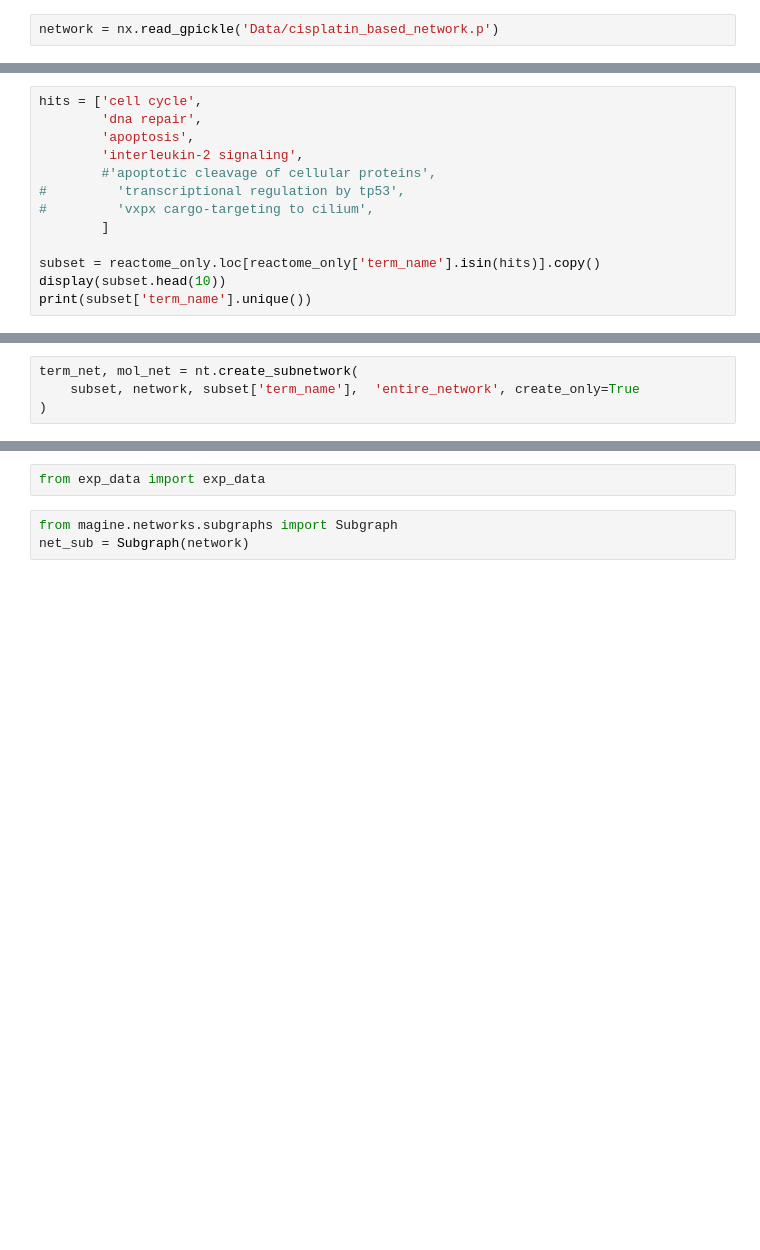
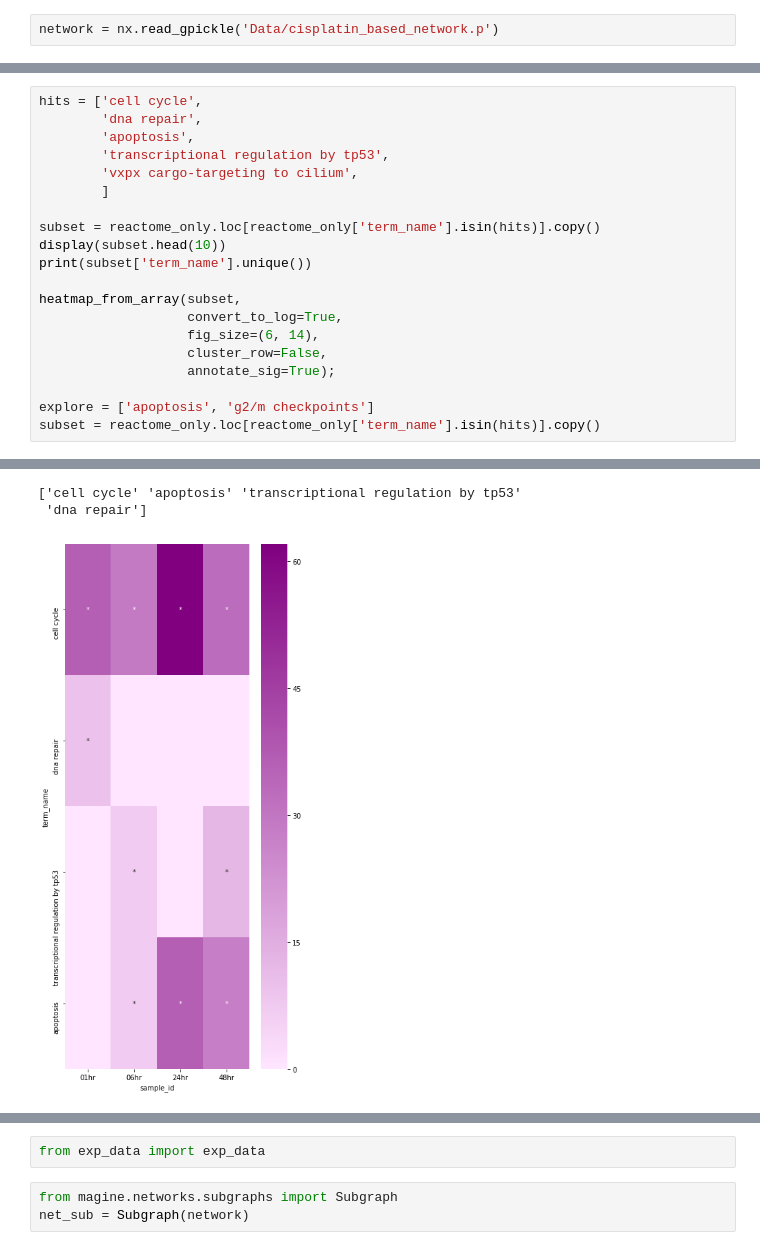
Before and after one commit to LoLab-MSM/MAGINE, a Jupyter notebook: examples/cisplatin/explore_enrichment_analysis.ipynb, the cells around one changed output, grey strips where cells are left out. Drawn from its saved outputs; the diff is of its cells as text; blank space fills up the shorter version.

```diff
--- a/examples/cisplatin/explore_enrichment_analysis.ipynb
+++ b/examples/cisplatin/explore_enrichment_analysis.ipynb
@@ -177,12 +470,20 @@ network = nx.read_gpickle('Data/cisplatin_based_network.p')
 hits = ['cell cycle',
         'dna repair',
         'apoptosis',
-        'interleukin-2 signaling',
-        #'apoptotic cleavage of cellular proteins',
-#         'transcriptional regulation by tp53',
-#         'vxpx cargo-targeting to cilium',
+        'transcriptional regulation by tp53',
+        'vxpx cargo-targeting to cilium',
         ]
 
 subset = reactome_only.loc[reactome_only['term_name'].isin(hits)].copy()
 display(subset.head(10))
 print(subset['term_name'].unique())
+
+heatmap_from_array(subset,
+                   convert_to_log=True,
+                   fig_size=(6, 14),
+                   cluster_row=False,
+                   annotate_sig=True);
+
+explore = ['apoptosis', 'g2/m checkpoints']
+subset = reactome_only.loc[reactome_only['term_name'].isin(hits)].copy()
+# %% [output]
@@ -189,4 +501,3 @@ print(subset['term_name'].unique())
+['cell cycle' 'apoptosis' 'transcriptional regulation by tp53'
+ 'dna repair']
+[figure, added]
-# %%
-term_net, mol_net = nt.create_subnetwork(
-    subset, network, subset['term_name'],  'entire_network', create_only=True
-)
```
Also changed, not shown: parts of 45 cells of this notebook, 1 other file.
